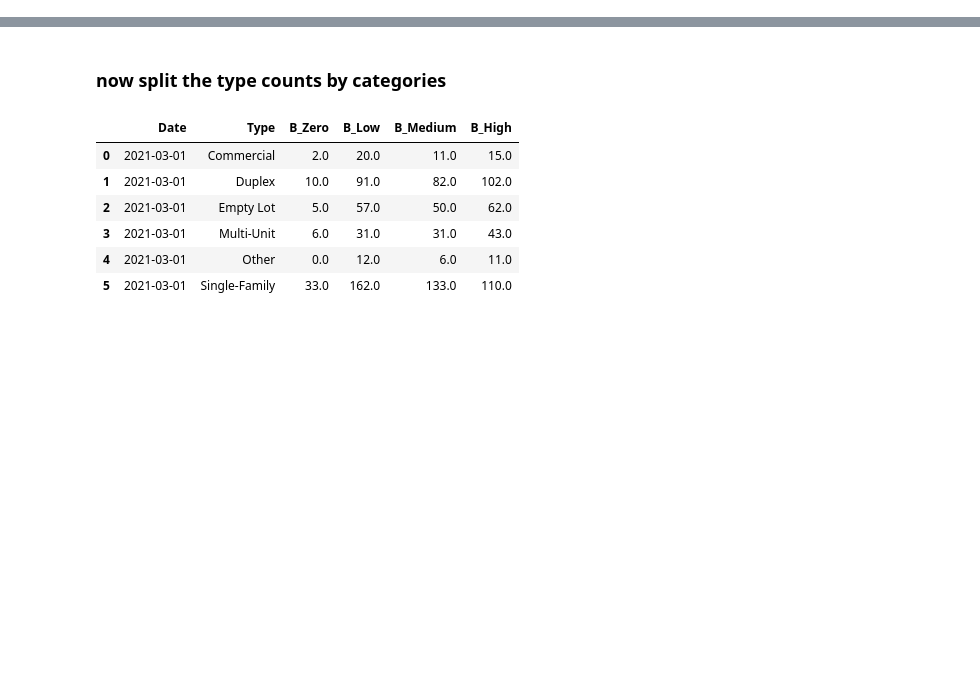
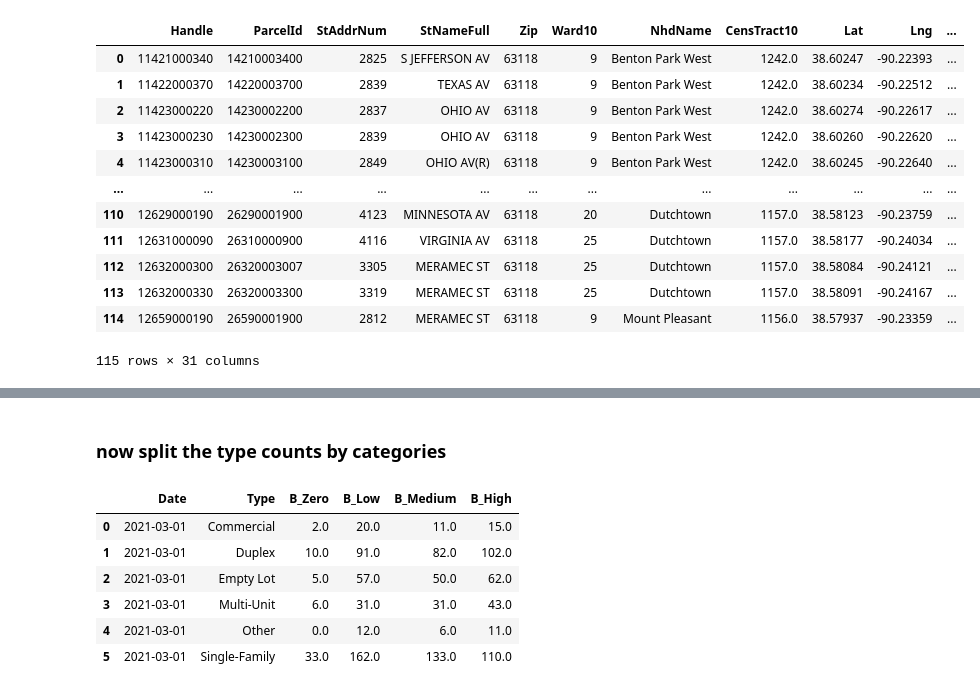
Before and after one commit to luke-lite/Dutchtown, a Jupyter notebook: vacancy_data_agg.ipynb, the cells around one changed output, grey strips where cells are left out. Drawn from its saved outputs; the diff is of its cells as text; code cells hidden in the pictures; blank space fills up the shorter version.

```diff
--- a/vacancy_data_agg.ipynb
+++ b/vacancy_data_agg.ipynb
@@ -22,6 +22,12 @@ csv_list = []
 gj_vacancy_cat_df = pd.DataFrame(columns=['Date', 'V_Indeterminate', 'V_Possible', 'V_Very_likely', 'V_Definite'])
 gj_burden_cat_df = pd.DataFrame(columns=['Date', 'B_Zero', 'B_Low', 'B_Medium', 'B_High'])
 
+lra_vacancy_cat_df = pd.DataFrame(columns=['Date', 'V_Indeterminate', 'V_Possible', 'V_Very_likely', 'V_Definite'])
+lra_burden_cat_df = pd.DataFrame(columns=['Date', 'B_Zero', 'B_Low', 'B_Medium', 'B_High'])
+
+non_lra_vacancy_cat_df = pd.DataFrame(columns=['Date', 'V_Indeterminate', 'V_Possible', 'V_Very_likely', 'V_Definite'])
+non_lra_burden_cat_df = pd.DataFrame(columns=['Date', 'B_Zero', 'B_Low', 'B_Medium', 'B_High'])
+
 for fname in glob.glob(path):
     csv_name = re.findall(r'stl_vacancy_data_\d\d\d\d-\d\d-\d\d.csv', fname)[0]
     csv_list.append(csv_name)
@@ -154,11 +184,28 @@ class VacancyTransformer():
 for csv in csv_list:
 
     d = VacancyTransformer(csv)
-    d.load_raw_df()
-    reg_df = d.create_regional_df(parcel_df=parcels_df)
+    raw = d.load_raw_df()
+
+    lra = raw.loc[raw['IsLRA'].isin([True])]
+    non_lra = raw.loc[~raw['IsLRA'].isin([True])]
+
+    # calc the grav-jeff totals
+    reg_df = d.create_regional_df(raw_df=raw, parcel_df=parcels_df)
     d.calc_vacancy_cats(df=reg_df, aggregate_df=gj_vacancy_cat_df)
     d.calc_burden_cats(df=reg_df, aggregate_df=gj_burden_cat_df)
     d.calc_groupby_counts(df=reg_df, cat_list=['Type'], region='gravois-jefferson')
+
+    # calc the lra totals
+    lra_df = d.create_regional_df(raw_df=lra, parcel_df=parcels_df)
+    d.calc_vacancy_cats(df=lra_df, aggregate_df=lra_vacancy_cat_df)
+    d.calc_burden_cats(df=lra_df, aggregate_df=lra_burden_cat_df)
+    d.calc_groupby_counts(df=lra_df, cat_list=['Type'], region='lra')
+
+    # calc the non-lra totals
+    non_lra_df = d.create_regional_df(raw_df=non_lra, parcel_df=parcels_df)
+    d.calc_vacancy_cats(df=non_lra_df, aggregate_df=non_lra_vacancy_cat_df)
+    d.calc_burden_cats(df=non_lra_df, aggregate_df=non_lra_burden_cat_df)
+    d.calc_groupby_counts(df=non_lra_df, cat_list=['Type'], region='non-lra')
 # %% [output]
 A value is trying to be set on a copy of a slice from a DataFrame.
 Try using .loc[row_indexer,col_indexer] = value instead
@@ -180,2 +254,18 @@ See the caveats in the documentation: https://pandas.pydata.org/pandas-docs/stab
+# %%
+lra_df
+# %% [output]
+|  | Handle | ParcelId | StAddrNum | StNameFull | Zip | Ward10 | NhdName | CensTract10 | Lat | Lng | ... |
+| 0 | 11421000340 | 14210003400 | 2825 | S JEFFERSON AV | 63118 | 9 | Benton Park West | 1242.0 | 38.60247 | -90.22393 | ... |
+| 1 | 11422000370 | 14220003700 | 2839 | TEXAS AV | 63118 | 9 | Benton Park West | 1242.0 | 38.60234 | -90.22512 | ... |
+| 2 | 11423000220 | 14230002200 | 2837 | OHIO AV | 63118 | 9 | Benton Park West | 1242.0 | 38.60274 | -90.22617 | ... |
+| 3 | 11423000230 | 14230002300 | 2839 | OHIO AV | 63118 | 9 | Benton Park West | 1242.0 | 38.60260 | -90.22620 | ... |
+| 4 | 11423000310 | 14230003100 | 2849 | OHIO AV(R) | 63118 | 9 | Benton Park West | 1242.0 | 38.60245 | -90.22640 | ... |
+| ... | ... | ... | ... | ... | ... | ... | ... | ... | ... | ... | ... |
+| 110 | 12629000190 | 26290001900 | 4123 | MINNESOTA AV | 63118 | 20 | Dutchtown | 1157.0 | 38.58123 | -90.23759 | ... |
+| 111 | 12631000090 | 26310000900 | 4116 | VIRGINIA AV | 63118 | 25 | Dutchtown | 1157.0 | 38.58177 | -90.24034 | ... |
+| 112 | 12632000300 | 26320003007 | 3305 | MERAMEC ST | 63118 | 25 | Dutchtown | 1157.0 | 38.58084 | -90.24121 | ... |
+| 113 | 12632000330 | 26320003300 | 3319 | MERAMEC ST | 63118 | 25 | Dutchtown | 1157.0 | 38.58091 | -90.24167 | ... |
+| 114 | 12659000190 | 26590001900 | 2812 | MERAMEC ST | 63118 | 9 | Mount Pleasant | 1156.0 | 38.57937 | -90.23359 | ... |
+115 rows × 31 columns
 # %%
 gj_vacancy_cat_df
```
Also changed, not shown: parts of 8 cells of this notebook, 1 other file.
